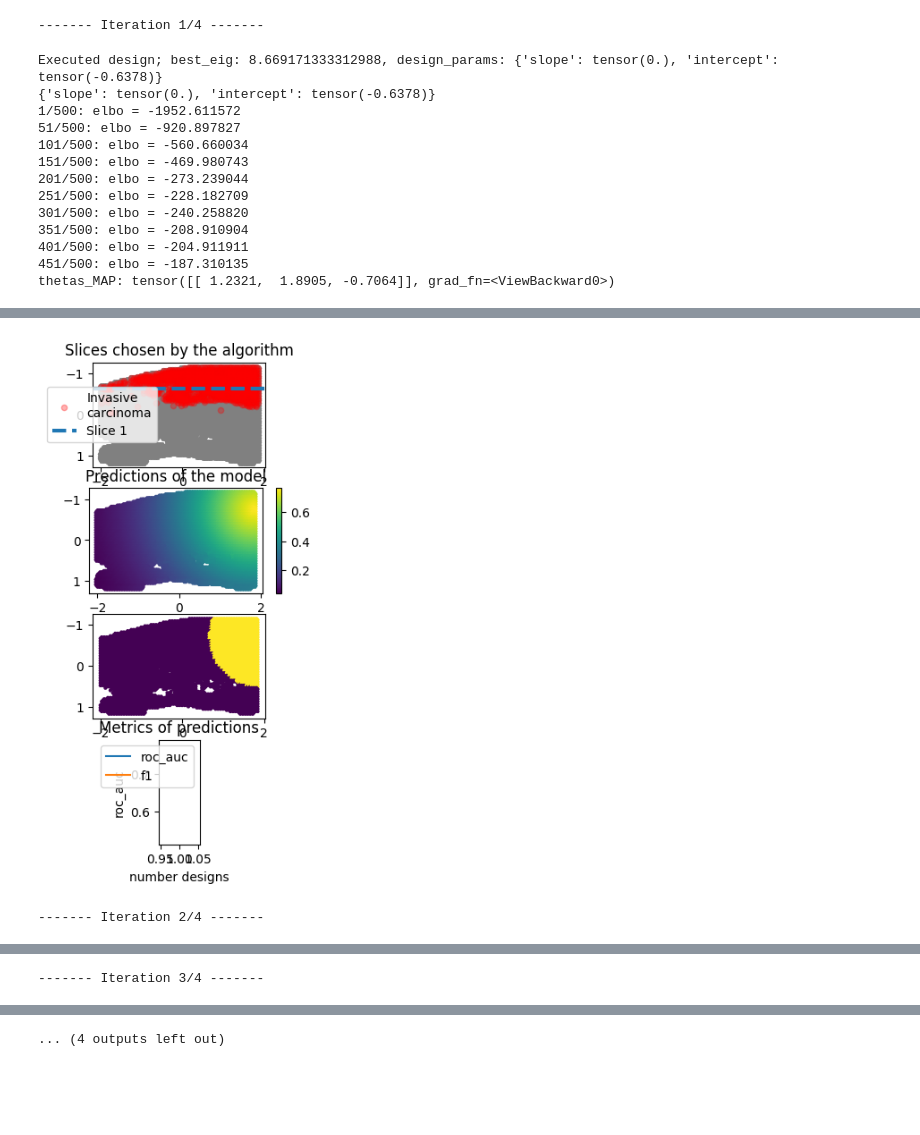
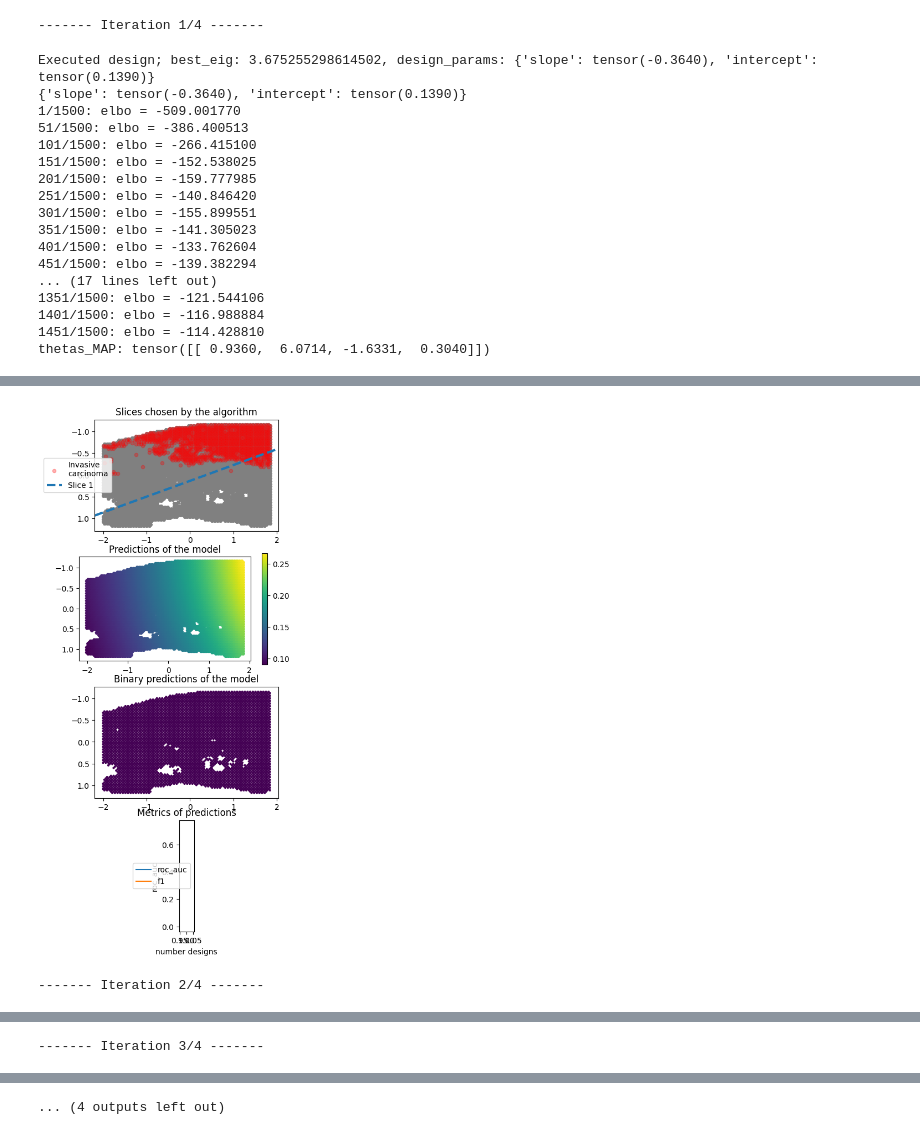
Before and after one commit to LeWaldm/OED, a Jupyter notebook: test_algos.ipynb, the cells around one changed output, grey strips where cells are left out. Cells and saved outputs as stored; diff of their text form; code cells hidden in the pictures; blank space fills up the shorter version.

```diff
--- a/test_algos.ipynb
+++ b/test_algos.ipynb
@@ -10,49 +13,55 @@ import matplotlib.pyplot as plt
 # %%
 # discrete
 
 # data
 datamodule = dutils.Prostate_cancer_2d()
 X,y = datamodule.get_data(processed=True)
 slice_radius_pixel = 2
 slice_radius = slice_radius_pixel / datamodule.norm_params['std_both']
 tissue = dutils.Tissue_discrete(X, y, slice_radius = slice_radius)
 torch.autograd.set_detect_anomaly(True)
 
 # distributions
-r_prior = torch.tensor([1.0])
-mu = torch.tensor([torch.log(r_prior),0.,0.])
-std = torch.tensor([1.,10.,10.])
-prior = distr.Circle_prior_log(mu=mu,log_std=torch.log(std))
+r_prior = torch.tensor([4.0])
+temp_prior = torch.tensor([1.0])
+mu = torch.tensor([torch.log(r_prior),0.,0., torch.log(temp_prior) ])
+std = torch.tensor([1.,10.,10.,1.])
+prior = distr.Circle_prior(mu=mu,std=std)
 predictive = distr.Circle_predictive()
 
 # optimization
 eig_method = mutils.eig_NMC
 eig_optim_method = mutils.eig_discrete_optim
 n_designs = 4
-optim_args = {}
 
 # execution
 experiment, thetas_MAP, metric_values, metric_names = mutils.OED_fit(
     tissue, prior,predictive,n_designs,eig_method,eig_optim_method,
-    n_steps_varinf=500,
     print_every=50,
-    optim_args=optim_args
+
+    n_steps_varinf=1500,
+    n_outer = 500,
+    n_inner = 200
 )
 # %% [output]
 ------- Iteration 1/4 -------
-Executed design; best_eig: 8.669171333312988, design_params: {'slope': tensor(0.), 'intercept': tensor(-0.6378)}
-{'slope': tensor(0.), 'intercept': tensor(-0.6378)}
-1/500: elbo = -1952.611572
-51/500: elbo = -920.897827
-101/500: elbo = -560.660034
-151/500: elbo = -469.980743
-201/500: elbo = -273.239044
-251/500: elbo = -228.182709
-301/500: elbo = -240.258820
-351/500: elbo = -208.910904
-401/500: elbo = -204.911911
-451/500: elbo = -187.310135
-thetas_MAP: tensor([[ 1.2321,  1.8905, -0.7064]], grad_fn=<ViewBackward0>)
+Executed design; best_eig: 3.675255298614502, design_params: {'slope': tensor(-0.3640), 'intercept': tensor(0.1390)}
+{'slope': tensor(-0.3640), 'intercept': tensor(0.1390)}
+1/1500: elbo = -509.001770
+51/1500: elbo = -386.400513
+101/1500: elbo = -266.415100
+151/1500: elbo = -152.538025
+201/1500: elbo = -159.777985
+251/1500: elbo = -140.846420
+301/1500: elbo = -155.899551
+351/1500: elbo = -141.305023
+401/1500: elbo = -133.762604
+451/1500: elbo = -139.382294
+... (17 lines left out)
+1351/1500: elbo = -121.544106
+1401/1500: elbo = -116.988884
+1451/1500: elbo = -114.428810
+thetas_MAP: tensor([[ 0.9360,  6.0714, -1.6331,  0.3040]])
 [interactive output not drawn]
-[figure, old version]
+[figure, new version]
 ------- Iteration 2/4 -------
```
Also changed, not shown: parts of 4 cells of this notebook, 7 other files.
